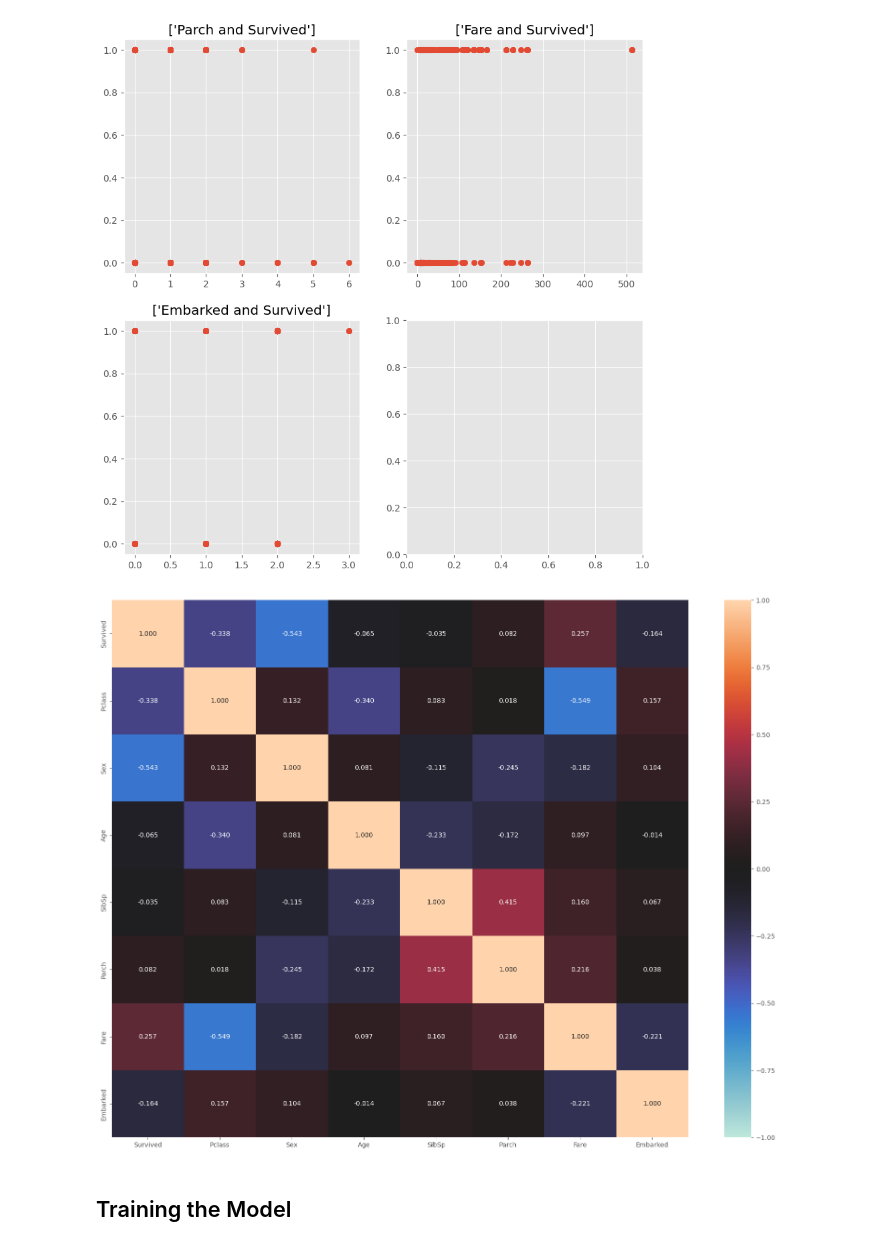
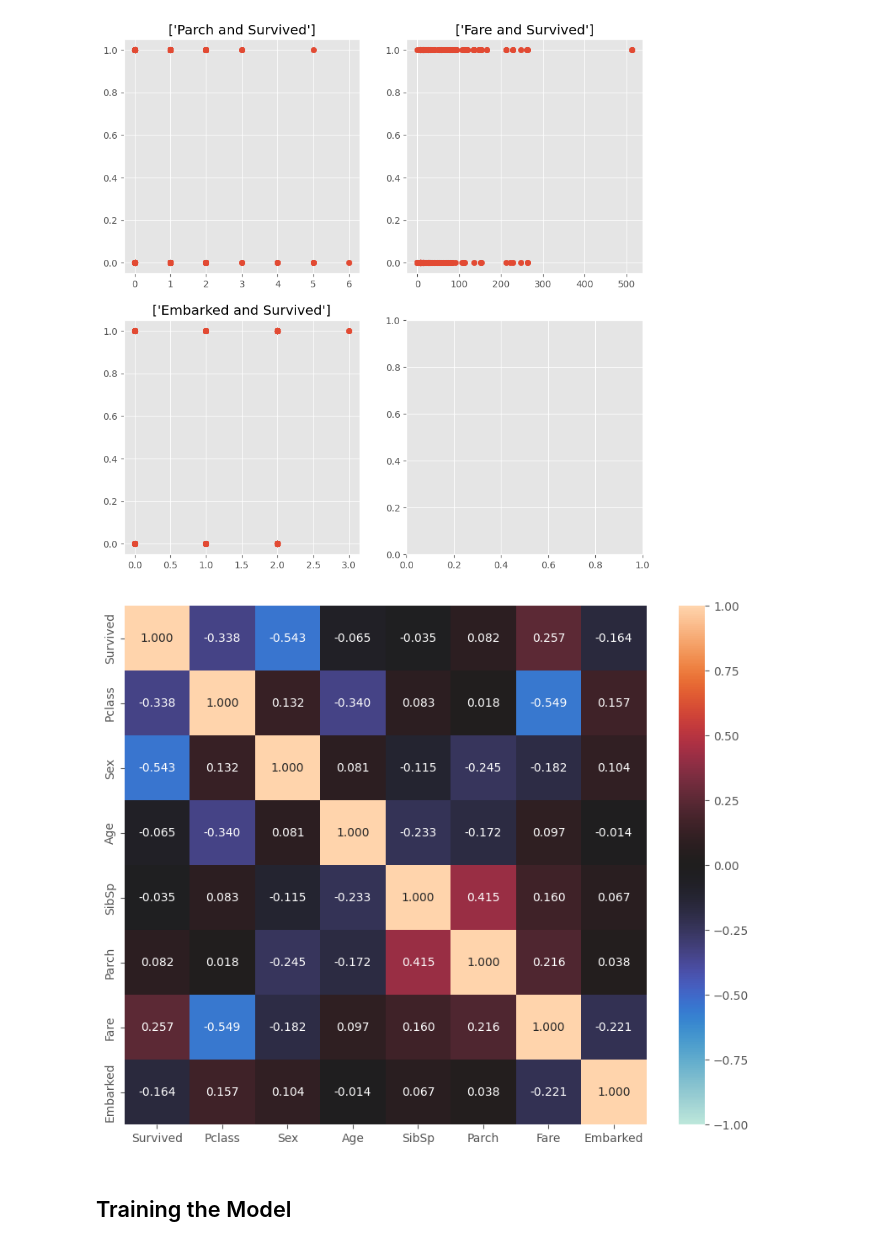
Before and after one commit to leonnmarcoo/CCMACLRL_EXERCISES_COM232, a Jupyter notebook: Exercise3.ipynb, the cells around one changed output. Drawn from its saved outputs; the diff is of its cells as text; code cells hidden in the pictures.

```diff
--- a/Exercise3.ipynb
+++ b/Exercise3.ipynb
@@ -142,11 +142,11 @@ Text(0.5, 1.0, "['Embarked and Survived']")
 [figure]
 # %%
 correlation = df.corr()
-plt.figure(figsize=(20, 15))
+plt.figure(figsize=(10, 8))
 sns.heatmap(correlation, annot=True, vmin=-1, vmax=1, center=0, fmt=".3f")
 plt.show()
 # %% [output]
-[figure, old version]
+[figure, new version]
 # %% [markdown]
 ## Training the Model
 # %%
```
Also changed, not shown: parts of 11 cells of this notebook.
